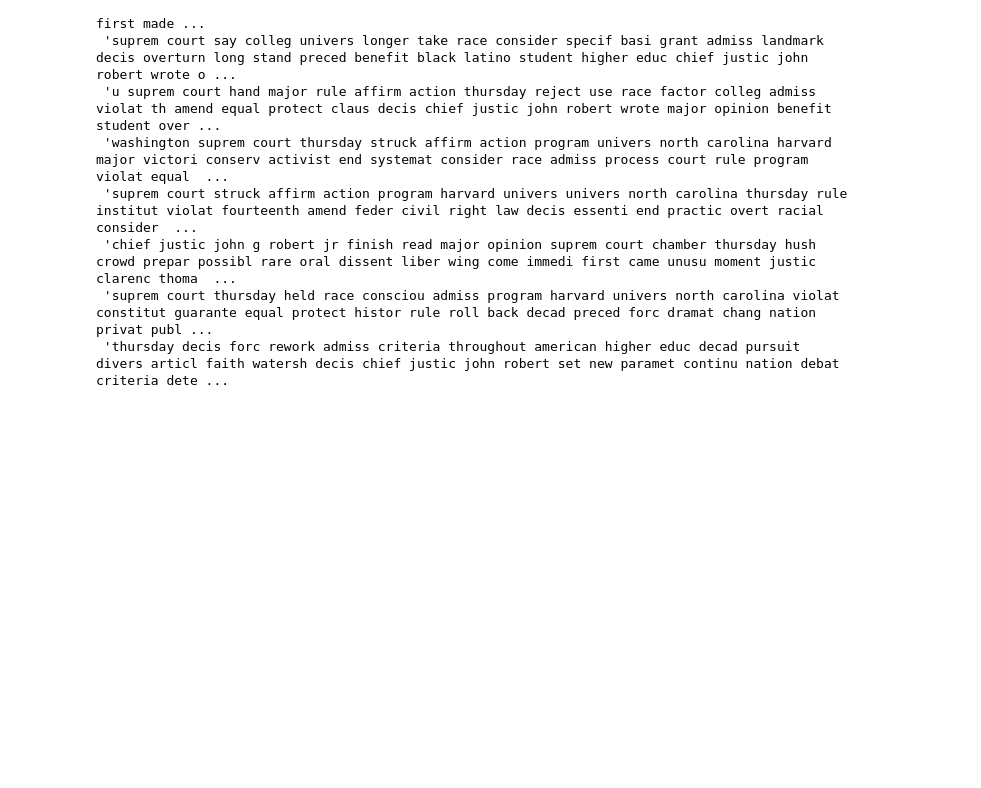
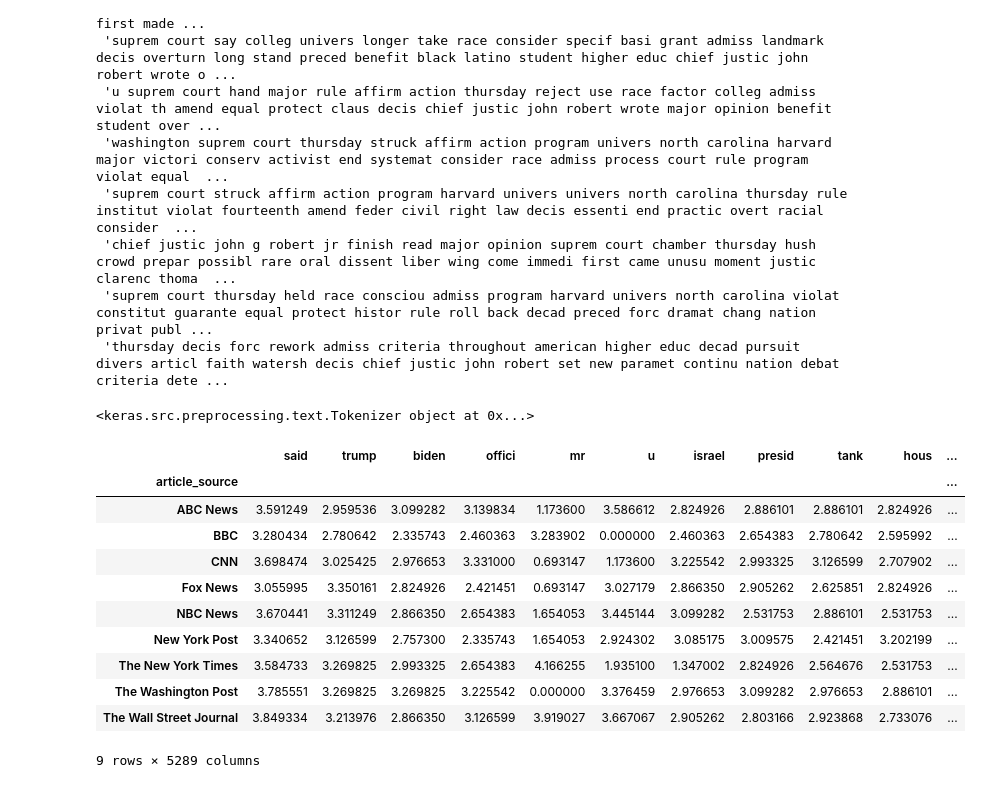
Before and after one commit to kamilapalys/capstone, a Jupyter notebook: src/news.ipynb, the cells around one changed output. Drawn from its saved outputs; the diff is of its cells as text; code cells hidden in the pictures; blank space fills up the shorter version.

```diff
--- a/src/news.ipynb
+++ b/src/news.ipynb
@@ -350,38 +353,57 @@ source_docs
 # %%
 # adjust the following code to create a dataframe with each row being all articles of one source
 
 # convert the list of article strings into a binary-value dataframe
 t = Tokenizer()
-t.fit_on_texts(article_docs)
+t.fit_on_texts(source_docs)
 print(t)
-encoded_docs = t.texts_to_matrix(article_docs, mode='binary')
+encoded_source_docs = t.texts_to_matrix(source_docs, mode='tfidf')
 words = [x for x in t.word_index.keys()]
-binary_df = pd.DataFrame(data = encoded_docs[:, 1:], columns=words)
+tfidf_source_df = pd.DataFrame(data = encoded_source_docs[:, 1:], columns=words)
 # List of conditions
 source_conditions = [
-      binary_df['abcarticle'] == 1
-    , binary_df['bbcarticle'] == 1
-    , binary_df['cnnarticle'] == 1
-    , binary_df['foxarticle'] == 1
-    , binary_df['nbcarticle'] == 1
-    , binary_df['nyparticle'] == 1
-    , binary_df['nytarticle'] == 1
-    , binary_df['wparticle'] == 1
-    , binary_df['wsjarticle'] == 1
+      tfidf_source_df['abcarticle'] != 0
+    , tfidf_source_df['bbcarticle'] != 0
+    , tfidf_source_df['cnnarticle'] != 0
+    , tfidf_source_df['foxarticle'] != 0
+    , tfidf_source_df['nbcarticle'] != 0
+    , tfidf_source_df['nyparticle'] != 0
+    , tfidf_source_df['nytarticle'] != 0
+    , tfidf_source_df['wparticle'] != 0
+    , tfidf_source_df['wsjarticle'] != 0
 ]
 
 # List of values to return
 source_choices  = [
       "ABC News"
     , "BBC"
     , "CNN"
     , "Fox News"
     , "NBC News"
     , "New York Post"
     , "The New York Times"
     , "The Washington Post"
     , "The Wall Street Journal"
 ]
 
 # create a new source column
-binary_df["article_source"] = np.select(source_conditions, source_choices, "ERROR")
+tfidf_source_df["article_source"] = np.select(source_conditions, source_choices, "ERROR")
+tfidf_source_df.set_index('article_source', inplace=True)
+tfidf_source_df.drop(['abcarticle', 'bbcarticle', 'cnnarticle', 'foxarticle',
+                      'nbcarticle', 'nyparticle', 'nytarticle', 'wparticle',
+                      'wsjarticle'], axis=1, inplace=True)
+tfidf_source_df
+# %% [output]
+<keras.src.preprocessing.text.Tokenizer object at 0x...>
+|  | said | trump | biden | offici | mr | u | israel | presid | tank | hous | ... |
+| article_source |  |  |  |  |  |  |  |  |  |  | ... |
+| ABC News | 3.591249 | 2.959536 | 3.099282 | 3.139834 | 1.173600 | 3.586612 | 2.824926 | 2.886101 | 2.886101 | 2.824926 | ... |
+| BBC | 3.280434 | 2.780642 | 2.335743 | 2.460363 | 3.283902 | 0.000000 | 2.460363 | 2.654383 | 2.780642 | 2.595992 | ... |
+| CNN | 3.698474 | 3.025425 | 2.976653 | 3.331000 | 0.693147 | 1.173600 | 3.225542 | 2.993325 | 3.126599 | 2.707902 | ... |
+| Fox News | 3.055995 | 3.350161 | 2.824926 | 2.421451 | 0.693147 | 3.027179 | 2.866350 | 2.905262 | 2.625851 | 2.824926 | ... |
+| NBC News | 3.670441 | 3.311249 | 2.866350 | 2.654383 | 1.654053 | 3.445144 | 3.099282 | 2.531753 | 2.886101 | 2.531753 | ... |
+| New York Post | 3.340652 | 3.126599 | 2.757300 | 2.335743 | 1.654053 | 2.924302 | 3.085175 | 3.009575 | 2.421451 | 3.202199 | ... |
+| The New York Times | 3.584733 | 3.269825 | 2.993325 | 2.654383 | 4.166255 | 1.935100 | 1.347002 | 2.824926 | 2.564676 | 2.531753 | ... |
+| The Washington Post | 3.785551 | 3.269825 | 3.269825 | 3.225542 | 0.000000 | 3.376459 | 2.976653 | 3.099282 | 2.976653 | 2.886101 | ... |
+| The Wall Street Journal | 3.849334 | 3.213976 | 2.866350 | 3.126599 | 3.919027 | 3.667067 | 2.905262 | 2.803166 | 2.923868 | 2.733076 | ... |
+9 rows × 5289 columns
```
Also changed, not shown: parts of 3 cells of this notebook, 2 other files.
